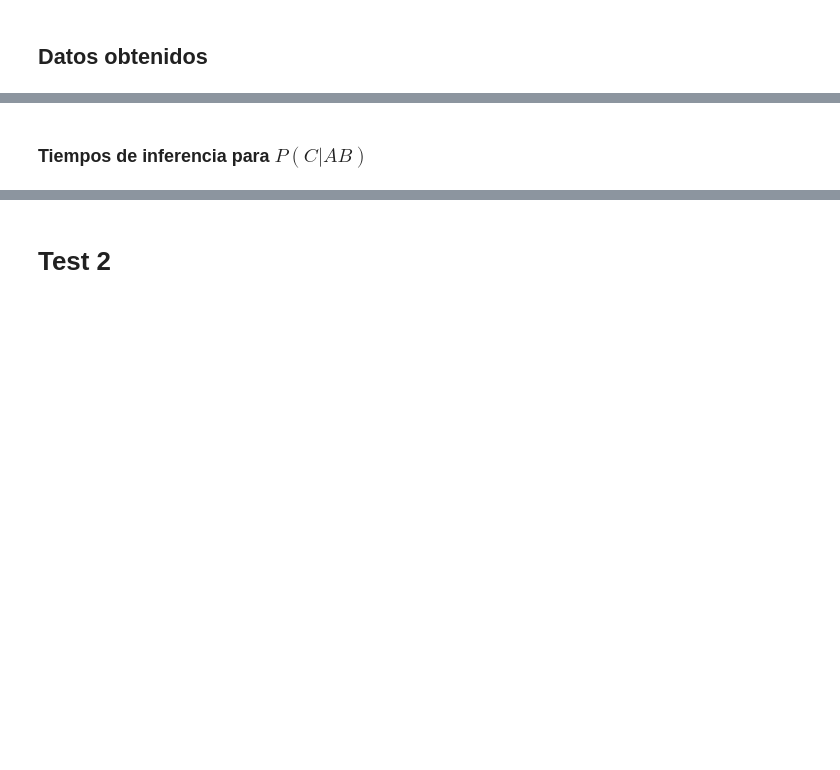
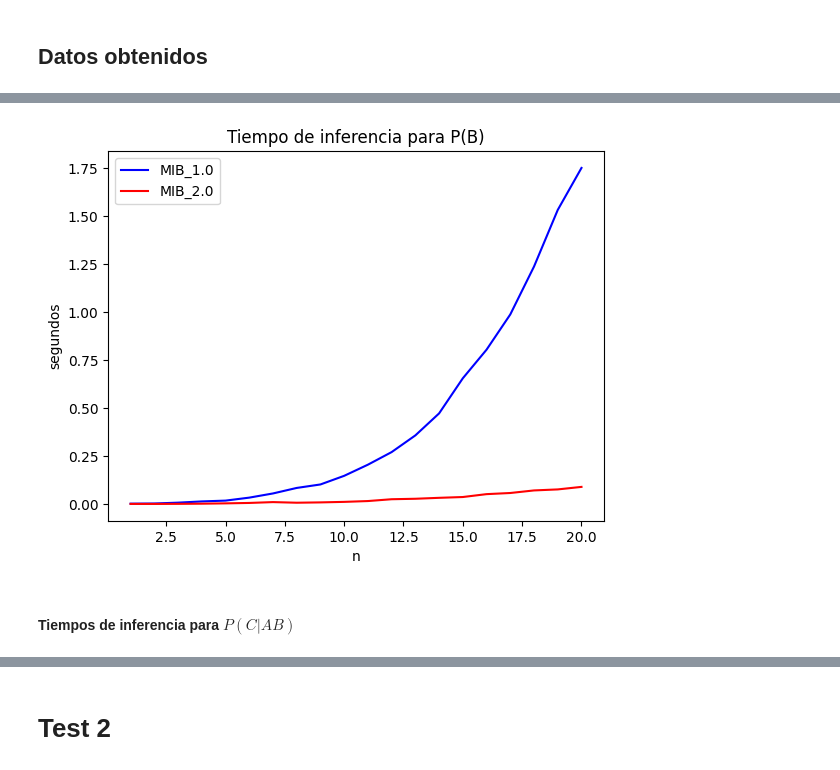
Before and after one commit to robertorys/Tesis, a Jupyter notebook: Test_mib_v2_3.ipynb, the cells around one changed output, grey strips where cells are left out. Saved outputs shown, nothing was run; the diff lists cells and outputs as text; code cells hidden in the pictures; blank space fills up the shorter version.

```diff
--- a/Test_mib_v2_3.ipynb
+++ b/Test_mib_v2_3.ipynb
@@ -127,2 +257,20 @@ plt.show()
+# %%
+fig, ax = plt.subplots()
+
+# MIB_1.0
+ax.plot(xn, timesM1, color='b', label = 'MIB_1.0')
+
+# MIB_2.0
+ax.plot(xn, timesM, color='r',label = 'MIB_2.0')
+ax.set_title("Tiempo de inferencia para P(B)")
+
+ax.set_xlabel("n")
+ax.set_ylabel("segundos")
+ax.legend(loc = 'upper left')
+
+# Mostrar las gráficas
+plt.show()
+# %% [output]
+[figure, added]
 # %% [markdown]
-### Tiempos de inferencia para $P(C|AB)$
+#### Tiempos de inferencia para $P(C|AB)$
```
Also changed, not shown: parts of 40 cells of this notebook, 3 other files.
